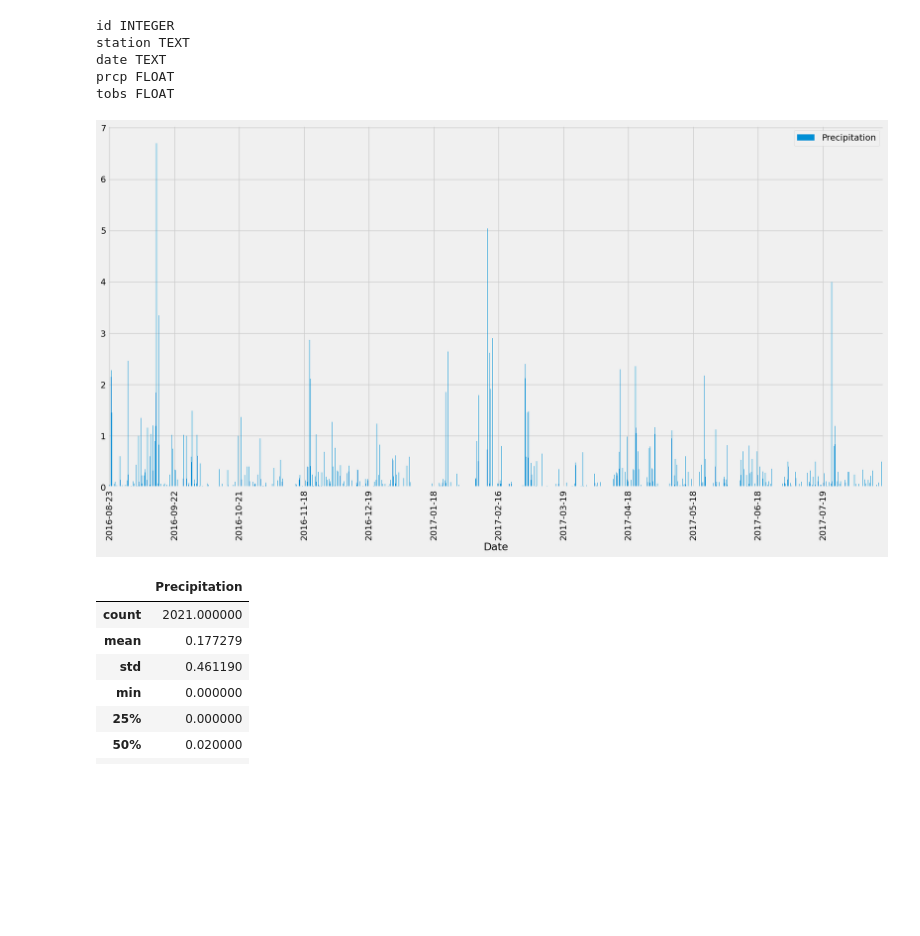
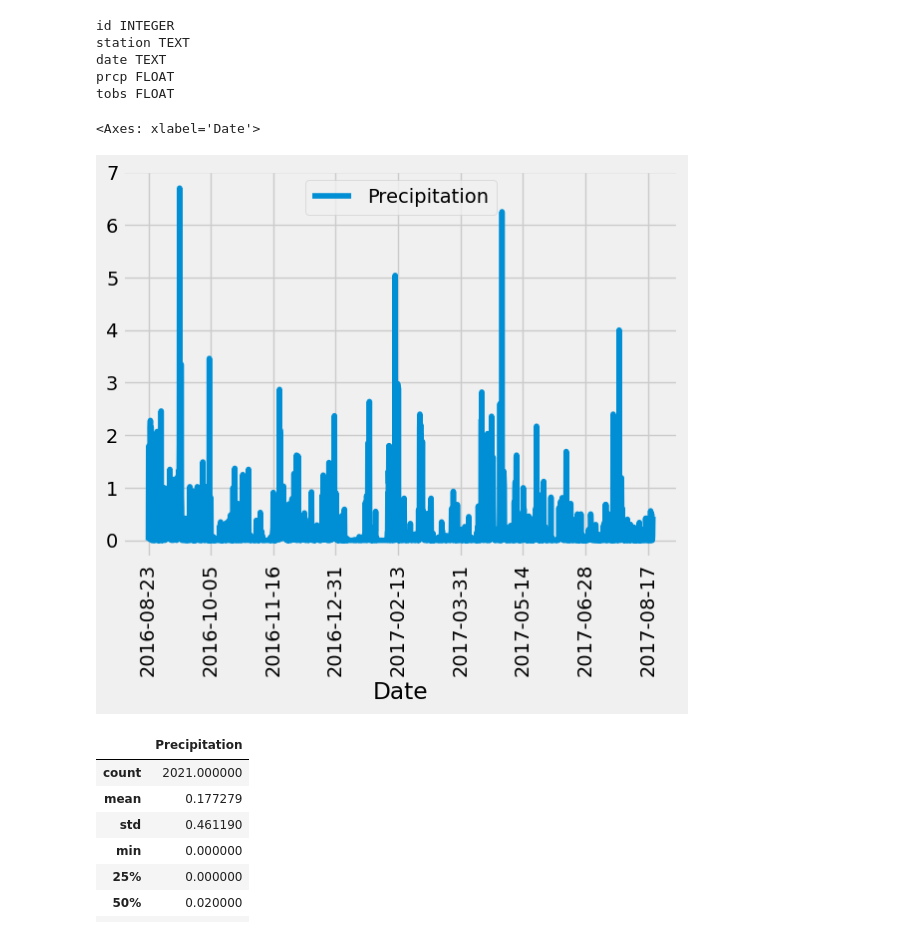
Before and after one commit to downleft/sqlalchemy-challenge, a Jupyter notebook: SurfsUp/climate_starter.ipynb, the cells around one changed output. Cells and saved outputs as stored; diff of their text form; code cells hidden in the pictures; blank space fills up the shorter version.

Commit message:
Cleaning up code to get correct graph

```diff
--- a/SurfsUp/climate_starter.ipynb
+++ b/SurfsUp/climate_starter.ipynb
@@ -71,25 +71,26 @@ tobs FLOAT
 # %%
 # Design a query to retrieve the last 12 months of precipitation data and plot the results.
 # Starting from the most recent data point in the database.
 import matplotlib.dates as mdates
 # Calculate the date one year from the last date in data set.
 anniversary = dt.date(2017, 8, 23) - dt.timedelta(days = 365)
 
 # Perform a query to retrieve the data and precipitation scores
 sel = [Measurement.date, Measurement.prcp]
-year_data = session.query(*sel).filter(func.strftime(Measurement.date) >= anniversary).all()
-
+year_data = session.query(*sel).filter((Measurement.date) >= anniversary).all()
+#func.strftime
 # Save the query results as a Pandas DataFrame. Explicitly set the column names
 year_df = pd.DataFrame(year_data, columns = ["Date", "Precipitation"])
 
 # Sort the dataframe by date
-year_df = year_df.sort_values(by = "Date").set_index("Date").dropna()
+year_df = year_df.sort_values(by = "Date").dropna()
 
 # Use Pandas Plotting with Matplotlib to plot the data
-year_df.plot(kind = "bar", grid = True, stacked = True, figsize = (20, 10), linewidth = 0.5)
-plt.gca().xaxis.set_major_locator(mdates.DayLocator(interval=169))
+year_df.plot(x = "Date", y = "Precipitation", rot = 90)
+#plt.gca().xaxis.set_major_locator(mdates.DayLocator(interval=169))
 # %% [output]
+<Axes: xlabel='Date'>
-[figure, old version]
+[figure, new version]
 # %%
 # Use Pandas to calculate the summary statistics for the precipitation data
 year_df.describe()
```
Also changed, not shown: parts of 2 cells of this notebook.
